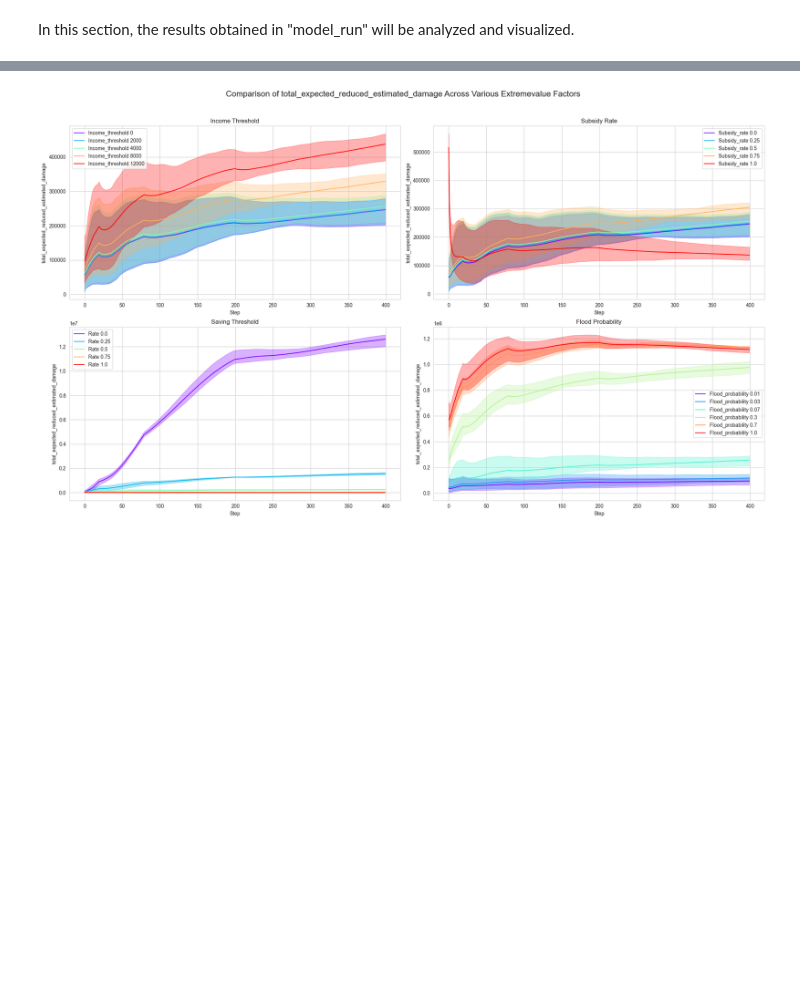
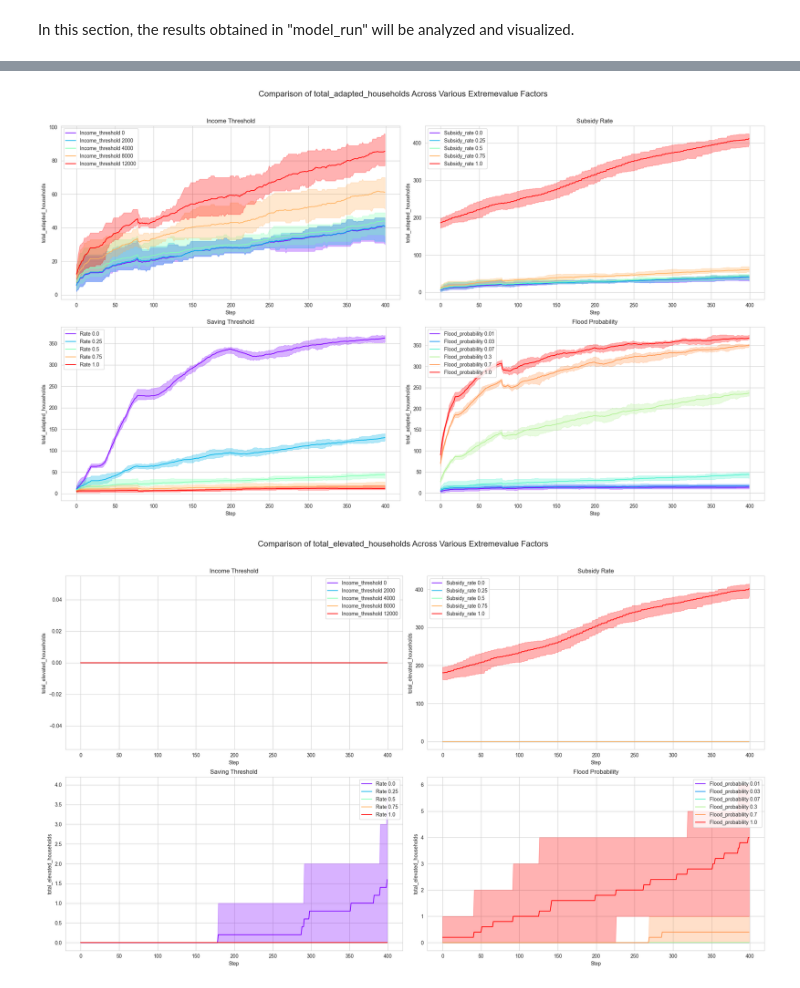
Before and after one commit to ctezgec/abm, a Jupyter notebook: model/analysis_extremevalue.ipynb, the cells around one changed output, grey strips where cells are left out. Saved outputs shown, nothing was run; the diff lists cells and outputs as text; code cells hidden in the pictures; blank space fills up the shorter version.

```diff
--- a/model/analysis_extremevalue.ipynb
+++ b/model/analysis_extremevalue.ipynb
@@ -153,48 +116,10 @@ plt.show()
-# %%
-
-def group_data(df, group_column):
-    return df.groupby(['Step', group_column])['total_expected_reduced_estimated_damage'].agg(['mean', 'min', 'max']).reset_index()
-
-def plot_data(grouped, group_column, ax, title):
-    unique_values = grouped[group_column].unique()
-    color_map = plt.cm.rainbow(np.linspace(0, 1, len(unique_values)))
-
-    for value, color in zip(unique_values, color_map):
-        subset = grouped[grouped[group_column] == value]
-        ax.plot(subset['Step'], subset['mean'], label=f'{group_column.capitalize()} {value}', color=color)
-        ax.fill_between(subset['Step'], subset['min'], subset['max'], alpha=0.3, color=color)
-
-    ax.set_xlabel('Step')
-    ax.set_ylabel('total_expected_reduced_estimated_damage')
-    ax.set_title(title)
-    ax.legend()
-
-# Read dataframes
-model_dataframe_income_threshold = pd.read_csv("../result_extremevalue/model_sensitivity_results_income_threshold.csv")
-model_dataframe_subsidy_rate = pd.read_csv("../result_extremevalue/model_sensitivity_results_subsidy_rate.csv")
-model_dataframe_saving_threshold = pd.read_csv("../result_extremevalue/model_sensitivity_results_saving_threshold.csv")
-model_dataframe_flood_prob = pd.read_csv("../result_extremevalue/model_sensitivity_results_flood_prob.csv")
-
-# Group data
-grouped_income = group_data(model_dataframe_income_threshold, 'income_threshold')
-grouped_subsidy = group_data(model_dataframe_subsidy_rate, 'subsidy_rate')
-grouped_saving = group_data(model_dataframe_saving_threshold, 'rate')
-grouped_flood = group_data(model_dataframe_flood_prob, 'flood_probability')
-
-# Create figure and subplots
-fig, axs = plt.subplots(2, 2, figsize=(20, 12)) # Adjust the number of rows and columns as needed
-
-# Plot data
-plot_data(grouped_income, 'income_threshold', axs[0, 0], 'Income Threshold')
-plot_data(grouped_subsidy, 'subsidy_rate', axs[0, 1], 'Subsidy Rate')
-plot_data(grouped_saving, 'rate', axs[1, 0], 'Saving Threshold')
-plot_data(grouped_flood, 'flood_probability', axs[1, 1], 'Flood Probability')
-
-# Set the title for the entire figure
-fig.suptitle('Comparison of total_expected_reduced_estimated_damage Across Various Extremevalue Factors', fontsize=16)
-
-plt.tight_layout()
-fig.subplots_adjust(top=0.9) # Adjust the top spacing to accommodate the figure title
-plt.show()
-# %% [output]
-[figure, removed]
+# %%
+# Usage
+analyze_kpi('total_adapted_households')
+analyze_kpi('total_elevated_households')
+analyze_kpi('total_dryproofed_households')
+analyze_kpi('total_wetproofed_households')
+analyze_kpi('total_reduced_actual_damage')
+# %% [output]
+[figure, added]
+[figure, added]
```
Also changed, not shown: parts of 9 cells of this notebook, 2 other files.
